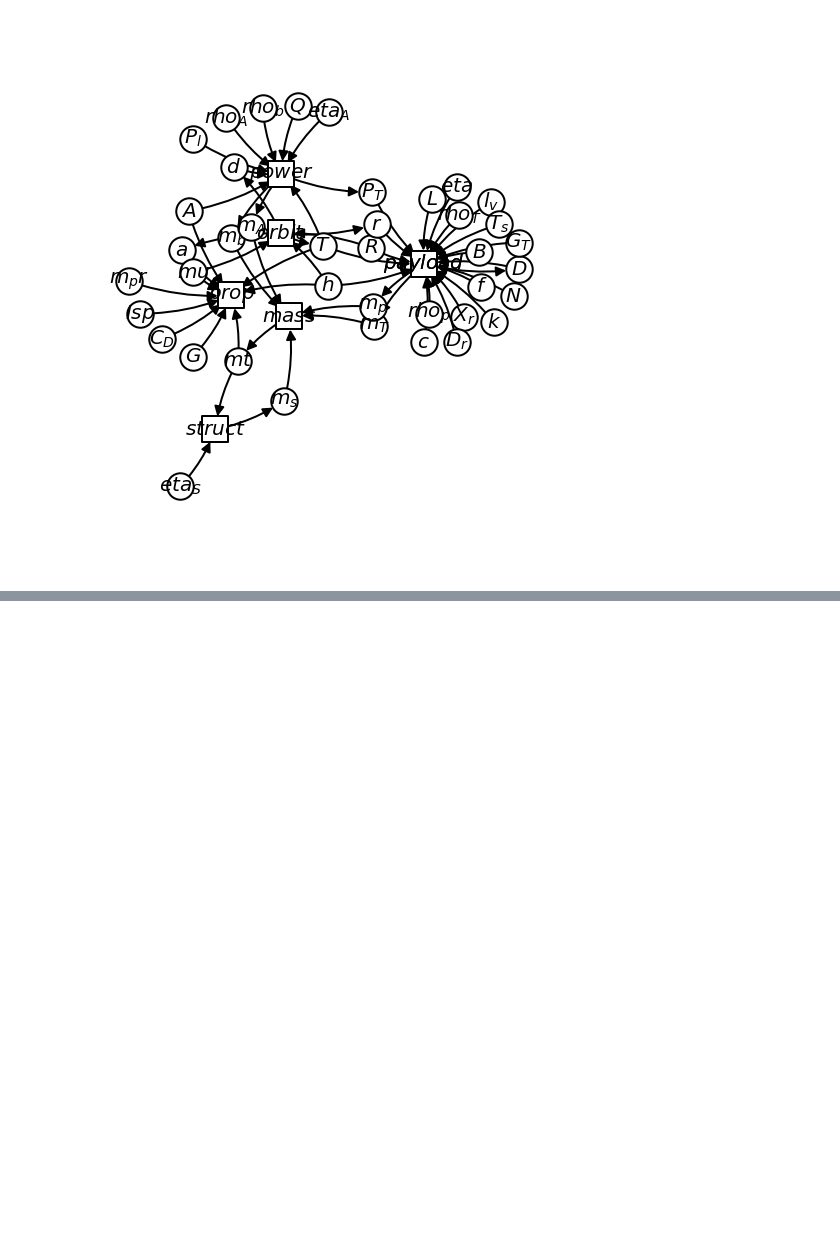
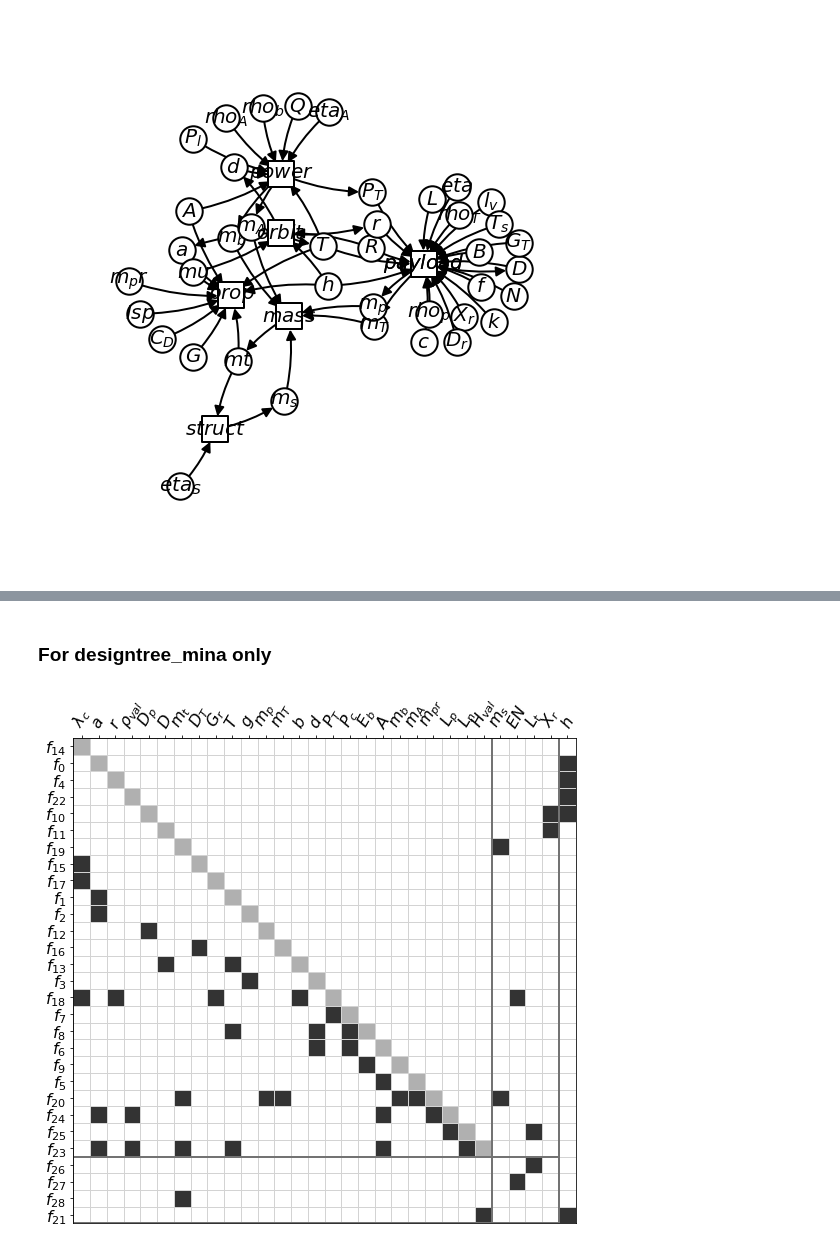
Before and after one commit to norheim/minimdo, a Jupyter notebook: minimdo/satellite/sat_thesis.ipynb, the cells around one changed output, grey strips where cells are left out. Cells and saved outputs as stored; diff of their text form; code cells hidden in the pictures; blank space fills up the shorter version.

Commit message:
bugfix for ordering, better HSM, experiments

```diff
--- a/minimdo/satellite/satV2.ipynb
+++ b/minimdo/satellite/sat_thesis.ipynb
@@ -291,0 +341,29 @@ drawfull(graphs[m], model.eqs, figsize=(10,10))
+# %%
+# For topological sorting
+D = nx.DiGraph(dir_graph(edges_left_right, eqns, selected.items()))
+minassign_order = sort_scc(D, lambda x: x in eqns)
+# %% [markdown]
+### For designtree_mina only
+# %%
+var_tree = {'m_s': 'root'}
+solver_tree = {}
+# %%
+Ftree_mina = OrderedDict([(next(iter(comp)),'root') for comp in minassign_order])
+tree_mina = Ftree_mina, solver_tree, var_tree
+# %%
+Ein, Eout, Rin = edges
+Eout_minassign = {}
+Ein_minassign = {}
+for comp in Eout.keys():
+    if comp in selected:
+        varname = selected[comp]
+    else:
+        varname = None
+    Eout_minassign[comp] = (varname,)
+    Ein_minassign[comp] = tuple(varn for varn in chain(Ein[comp],Eout[comp]) if varn!=varname)
+edges_minassign = (Ein_minassign, Eout_minassign, Rin)
+edges_minassign_nopar = edges_no_param(model, edges_minassign)
+# %%
+_, ax = render_incidence(edges_minassign_nopar, tree_mina, namingfunc_hsm, figsize=(9,9))
+# %% [output]
+[figure, added]
```
Also changed, not shown: parts of 63 cells of this notebook, 45 other files.
